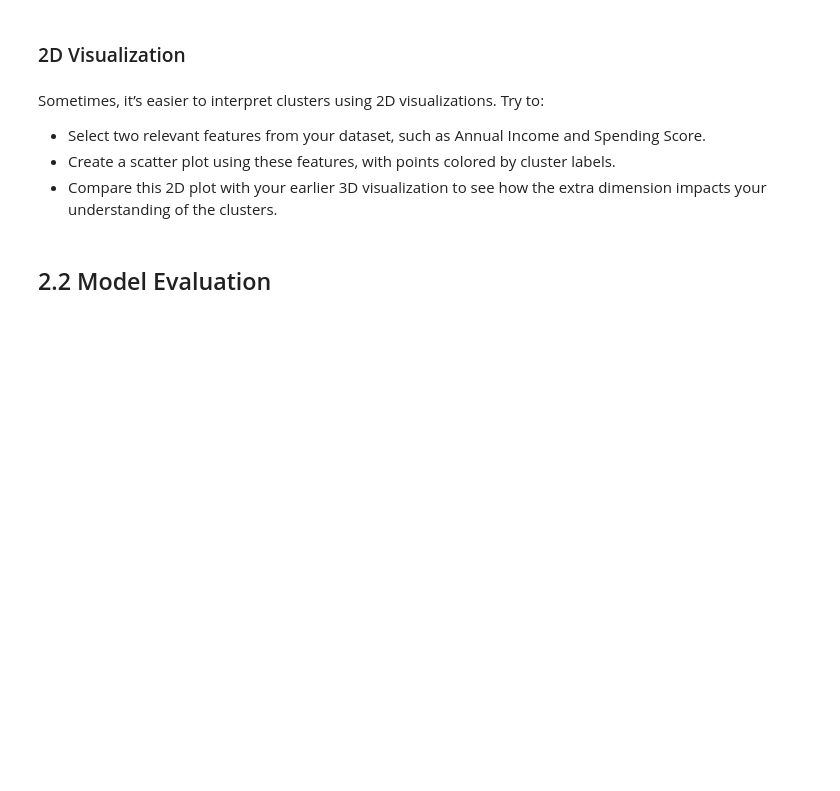
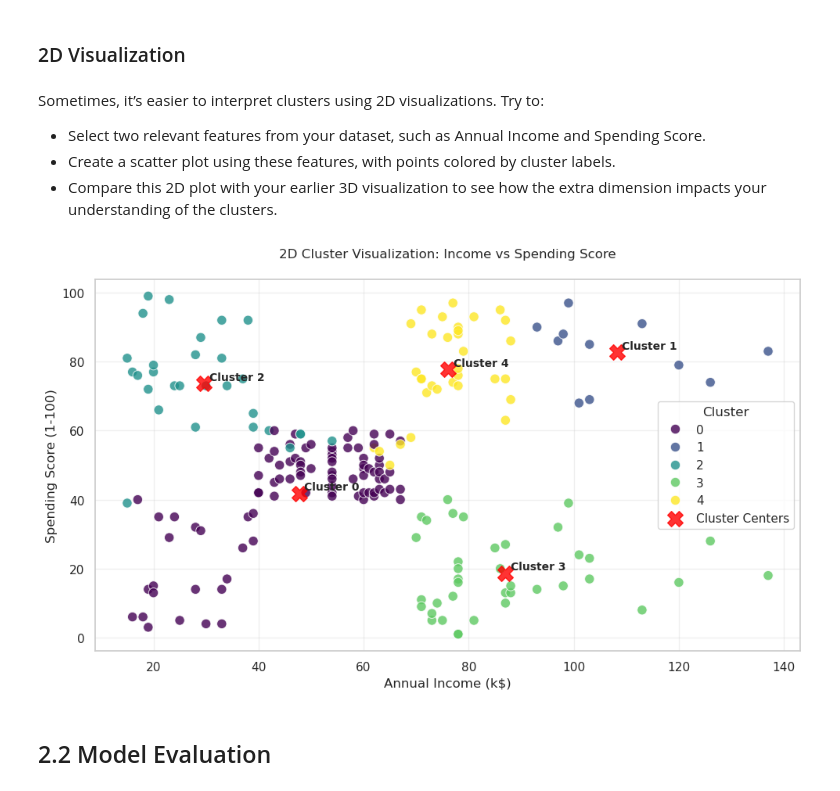
Before and after one commit to GuaSiMoTO/LAB-Unsupervised-Learning-Clustering-public, a Jupyter notebook: clustering.ipynb, the cells around one changed output. Cells and saved outputs as stored; diff of their text form; code cells hidden in the pictures; blank space fills up the shorter version.

```diff
--- a/clustering.ipynb
+++ b/clustering.ipynb
@@ -109,11 +204,14 @@ from mpl_toolkits.mplot3d import Axes3D
 import matplotlib.pyplot as plt
 
 # Select features for clustering
-X = df[clustering_features].values
+# features = ['Age', 'Annual Income (k$)', 'Spending Score (1-100)', 'Gender_Encoded']
+X = df[features].values
 
-# Apply K-Means clustering
-
-# Your code here...
+# Apply K-Means with 5 clusters
+kmeans = KMeans(n_clusters=5, random_state=42)
+kmeans.fit(X)
+labels = kmeans.labels_
+# cluster_labels = kmeans.fit_predict(X)  # Ajuste y obtención de etiquetas en un solo paso
 # %% [markdown]
 ## 2.1 Result Visualization
 # %% [markdown]
@@ -154,3 +274,54 @@ import matplotlib.pyplot as plt
+# %%
+import matplotlib.pyplot as plt
+
+# Create a 2D Scatter plot for Annual Income and Spending Score, colored by K-Means cluster labels
+
+
+# Create 2D visualization (Annual Income vs Spending Score)
+plt.figure(figsize=(10, 6))
+sns.scatterplot(
+    data=df,
+    x='Annual Income (k$)',
+    y='Spending Score (1-100)',
+    hue=labels,  # Use your existing cluster labels
+    palette='viridis',
+    s=80,
+    alpha=0.8
+)
+
+# Add cluster centers (optional)
+centers = kmeans.cluster_centers_[:, 1:3]  # Get only Annual Income and Spending Score columns
+plt.scatter(
+    centers[:, 0],
+    centers[:, 1],
+    c='red',
+    s=200,
+    alpha=0.8,
+    marker='X',
+    label='Cluster Centers'
+)
+
+# Customize plot
+plt.title('2D Cluster Visualization: Income vs Spending Score', pad=20)
+plt.xlabel('Annual Income (k$)')
+plt.ylabel('Spending Score (1-100)')
+plt.legend(title='Cluster')
+plt.grid(alpha=0.3)
+plt.tight_layout()
+
+# Add text annotation for each cluster center
+for i, center in enumerate(centers):
+    plt.text(
+        center[0]+1,  # x-position (slightly offset)
+        center[1]+1,  # y-position
+        f'Cluster {i}',
+        fontsize=10,
+        fontweight='bold'
+    )
+
+plt.show()
+# %% [output]
+[figure, added]
 # %% [markdown]
 ## 2.2 Model Evaluation
 # %% [markdown]
```
Also changed, not shown: parts of 15 cells of this notebook.
